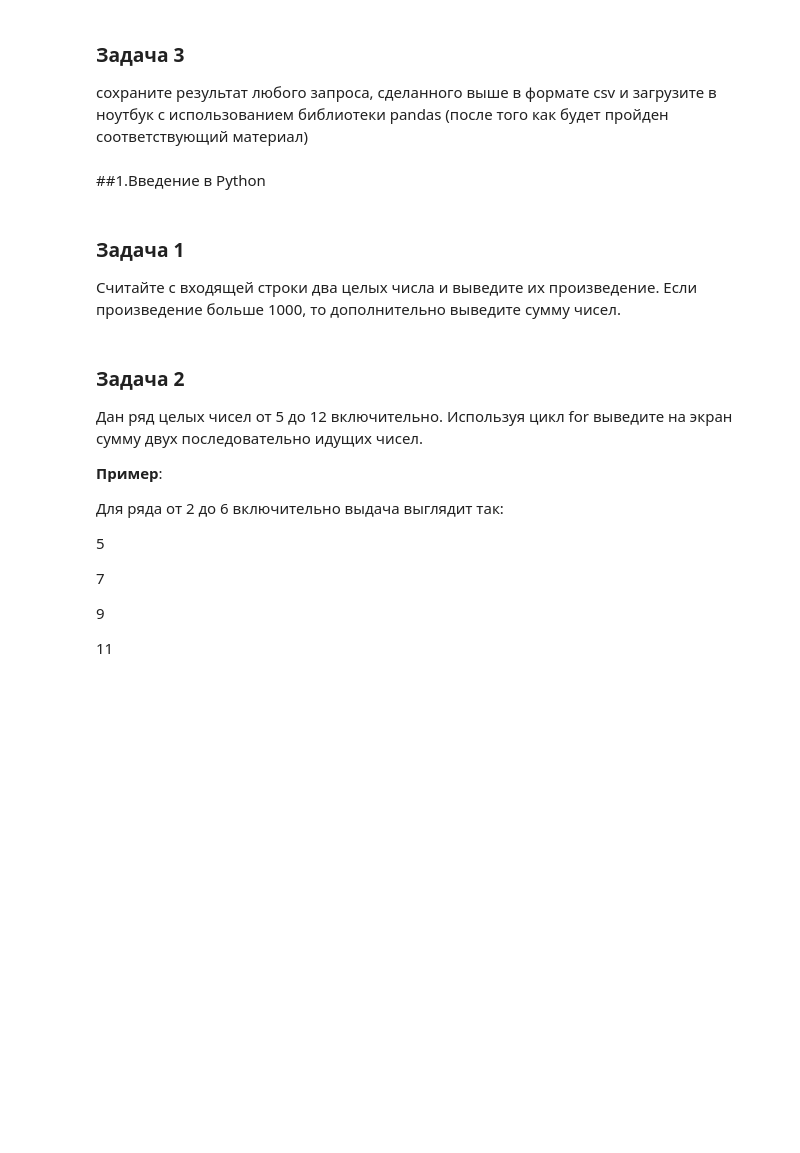
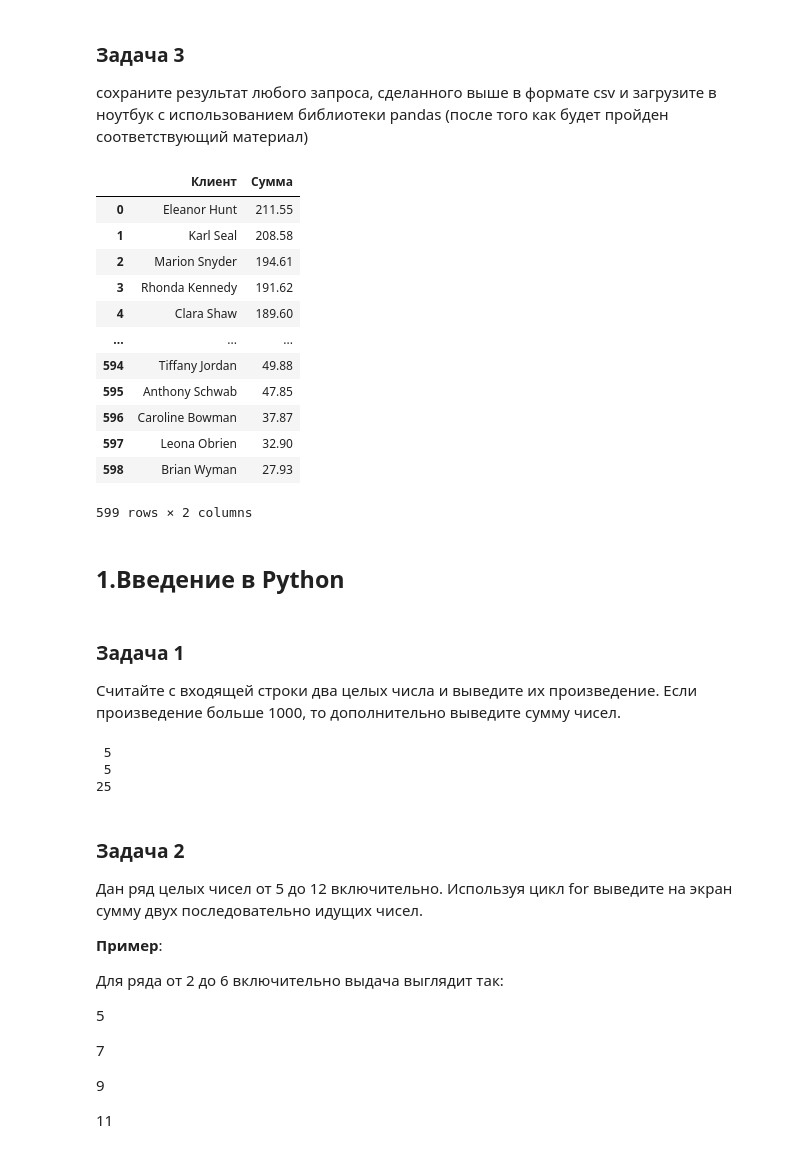
Before and after one commit to NickAReva/bmstu_coding, a Jupyter notebook: 1_8_Theme_3_practice/00_ jupyter_notebook_python.ipynb, the cells around one changed output. Drawn from its saved outputs; the diff is of its cells as text; code cells hidden in the pictures; blank space fills up the shorter version.

```diff
--- a/1_8_Theme_3_practice/00_ jupyter_notebook_python.ipynb
+++ b/1_8_Theme_3_practice/00_ jupyter_notebook_python.ipynb
@@ -26,9 +28,36 @@
+# %%
+df = pd.read_csv("SQL Queries/Customers_money.csv")
+df
+# %% [output]
+|  | Клиент | Сумма |
+| 0 | Eleanor Hunt | 211.55 |
+| 1 | Karl Seal | 208.58 |
+| 2 | Marion Snyder | 194.61 |
+| 3 | Rhonda Kennedy | 191.62 |
+| 4 | Clara Shaw | 189.60 |
+| ... | ... | ... |
+| 594 | Tiffany Jordan | 49.88 |
+| 595 | Anthony Schwab | 47.85 |
+| 596 | Caroline Bowman | 37.87 |
+| 597 | Leona Obrien | 32.90 |
+| 598 | Brian Wyman | 27.93 |
+599 rows × 2 columns
 # %% [markdown]
-##1.Введение в Python
+## 1.Введение в Python
 # %% [markdown]
 ### Задача 1
 
 Считайте с входящей строки два целых числа и выведите их произведение. Если произведение больше 1000, то дополнительно выведите сумму чисел.
+# %%
+a = int(input())
+b = int(input())
+print(a * b)
+if (a * b) > 1000:
+    print(a + b)
+# %% [output]
+ 5
+ 5
+25
 # %% [markdown]
 ### Задача 2
 
```
Also changed, not shown: parts of 50 cells of this notebook, 4 other files.
